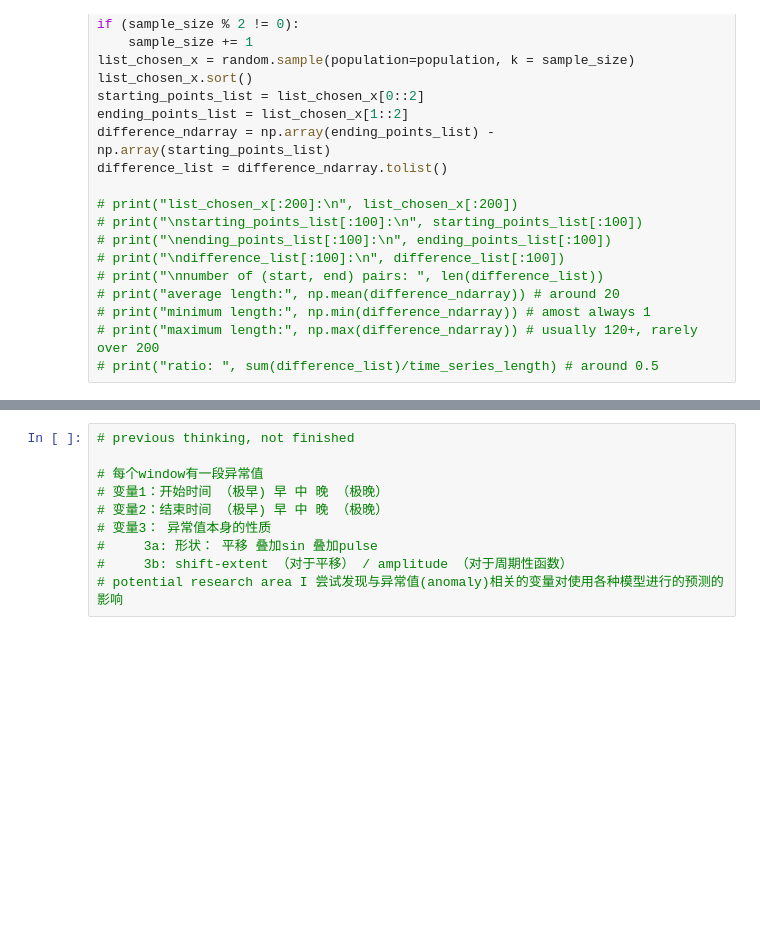
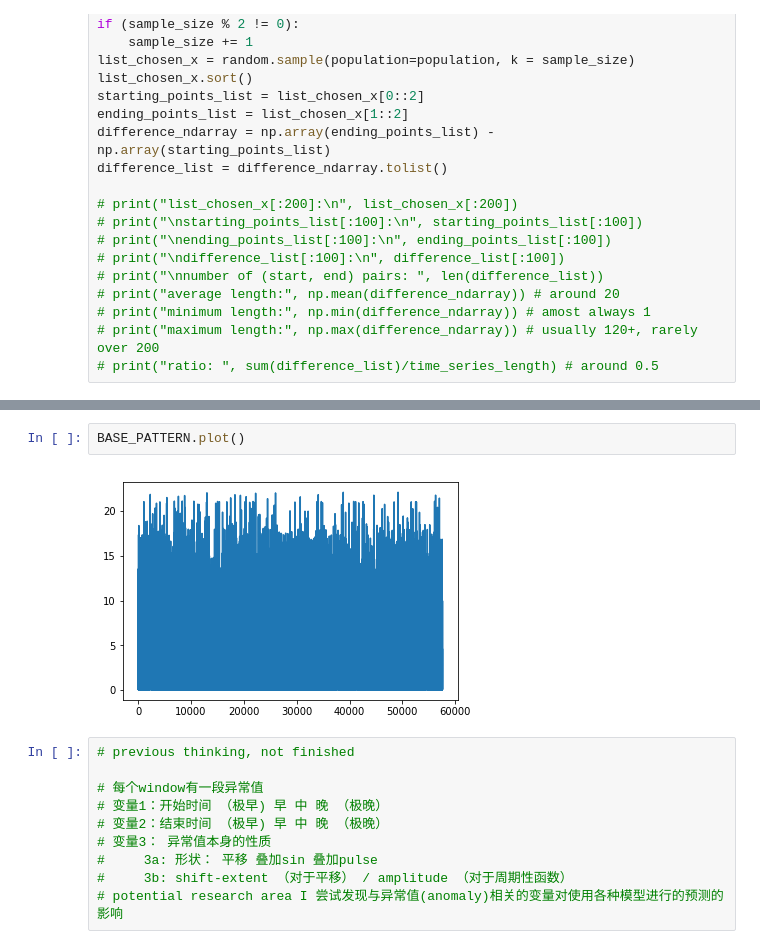
Before and after one commit to nuankw/Summer-Research-2018-Group, a Jupyter notebook: Dataset_No_1_Generator.ipynb, the cells around one changed output, grey strips where cells are left out. Drawn from its saved outputs; the diff is of its cells as text; blank space fills up the shorter version.

```diff
--- a/Dataset_No_1_Generator.ipynb
+++ b/Dataset_No_1_Generator.ipynb
@@ -192,3 +183,7 @@ will be changed into:
+# %%
+BASE_PATTERN.plot()
+# %% [output]
+[figure, added]
 # %%
 # previous thinking, not finished
 
```
Also changed, not shown: parts of 3 cells of this notebook.
